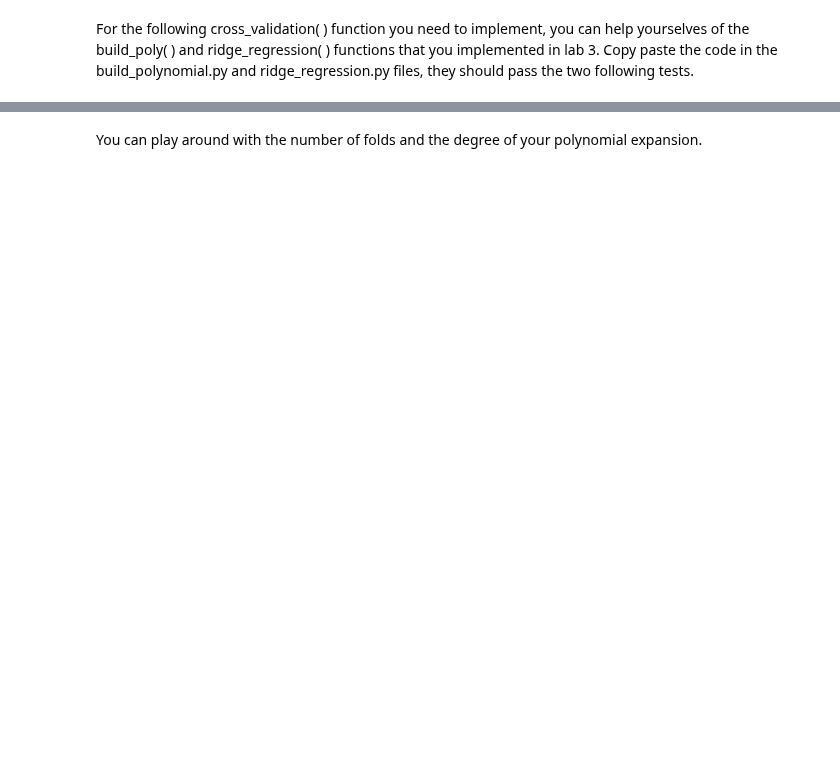
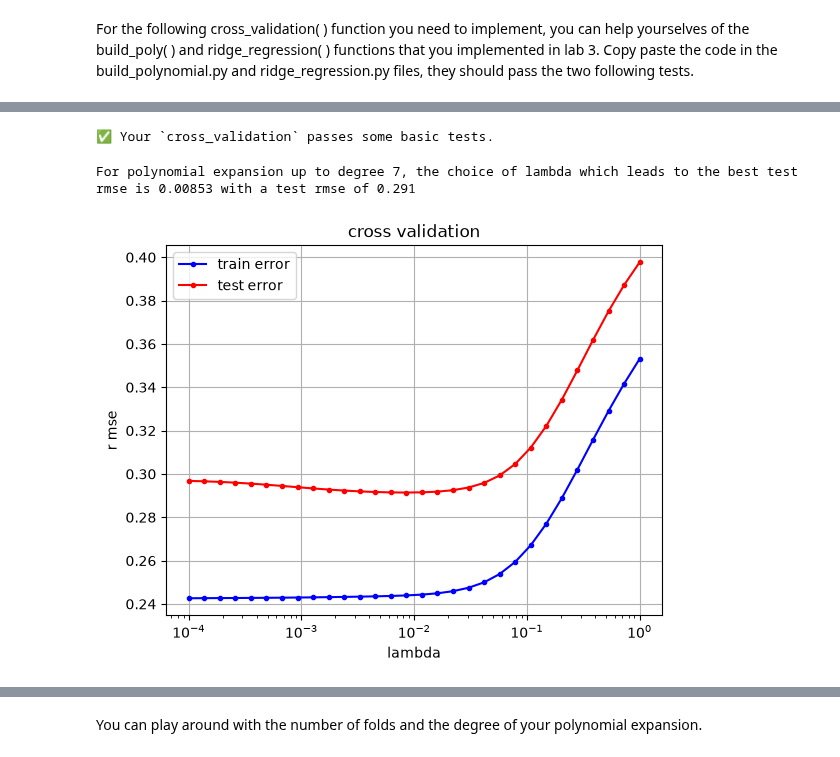
Before and after one commit to namtran227/ML_course, a Jupyter notebook: labs/ex04/template/ex04.ipynb, the cells around one changed output, grey strips where cells are left out. Drawn from its saved outputs; the diff is of its cells as text; code cells hidden in the pictures; blank space fills up the shorter version.

```diff
--- a/labs/ex04/template/ex04.ipynb
+++ b/labs/ex04/template/ex04.ipynb
@@ -67,31 +72,45 @@ def cross_validation(y, x, k_indices, k, lambda_, degree):
     >>> cross_validation(np.array([1.,2.,3.,4.]), np.array([6.,7.,8.,9.]), np.array([[3,2], [0,1]]), 1, 2, 3)
     (0.019866645527596753, 0.33555914361295197)
     """
-
     # ***************************************************
     # INSERT YOUR CODE HERE
     # get k'th subgroup in test, others in train: TODO
     # ***************************************************
-    raise NotImplementedError
+    test_mask = np.zeros((y.shape[0],), dtype=np.bool_)
+    test_mask[k_indices[k]] = True
+    train_mask = ~test_mask
     # ***************************************************
     # INSERT YOUR CODE HERE
     # form data with polynomial degree: TODO
     # ***************************************************
-    raise NotImplementedError
+    x = build_poly(x, degree)
+
+    x_tr = x[train_mask]
+    y_tr = y[train_mask]
+
+    x_te = x[test_mask]
+    y_te = y[test_mask]
     # ***************************************************
     # INSERT YOUR CODE HERE
     # ridge regression: TODO
     # ***************************************************
-    raise NotImplementedError
+    w = ridge_regression(y_tr, x_tr, lambda_)
     # ***************************************************
     # INSERT YOUR CODE HERE
     # calculate the loss for train and test data: TODO
     # ***************************************************
-    raise NotImplementedError
+    mse_tr = compute_mse(y_tr, x_tr, w)
+    mse_te = compute_mse(y_te, x_te, w)
+
+    loss_tr = np.sqrt(2 * mse_tr).item()
+    loss_te = np.sqrt(2 * mse_te).item()
+
     return loss_tr, loss_te
 # %%
 # can lead to a numerical error if you use an older version than Python 3.9
 test(cross_validation)
+# %% [output]
+✅ Your `cross_validation` passes some basic tests.
 # %%
 from plots import cross_validation_visualization
 
@@ -104,34 +123,51 @@ def cross_validation_demo(degree, k_fold, lambdas):
         k_fold: integer, the number of folds
         lambdas: shape = (p, ) where p is the number of values of lambda to test
     Returns:
         best_lambda : scalar, value of the best lambda
         best_rmse : scalar, the associated root mean squared error for the best lambda
     """
 
     seed = 12
     degree = degree
     k_fold = k_fold
     lambdas = lambdas
     # split data in k fold
     k_indices = build_k_indices(y, k_fold, seed)
     # define lists to store the loss of training data and test data
     rmse_tr = []
     rmse_te = []
     # ***************************************************
     # INSERT YOUR CODE HERE
     # cross validation over lambdas: TODO
     # ***************************************************
-    raise NotImplementedError
+    best_lambda = -1
+    best_rmse = np.inf
+    for lambda_ in lambdas:
+        rmse_tr.append(0)
+        rmse_te.append(0)
+        for k in range(len(k_indices)):
+            loss_tr, loss_te = cross_validation(y, x, k_indices, k, lambda_, degree)
+            rmse_tr[-1] += loss_tr
+            rmse_te[-1] += loss_te
+
+        rmse_tr[-1] /= len(k_indices)
+        rmse_te[-1] /= len(k_indices)
+        if best_rmse > rmse_te[-1]:
+            best_rmse = rmse_te[-1]
+            best_lambda = lambda_
 
     cross_validation_visualization(lambdas, rmse_tr, rmse_te)
     print(
         "For polynomial expansion up to degree %.f, the choice of lambda which leads to the best test rmse is %.5f with a test rmse of %.3f"
         % (degree, best_lambda, best_rmse)
     )
     return best_lambda, best_rmse
 
 
 best_lambda, best_rmse = cross_validation_demo(7, 4, np.logspace(-4, 0, 30))
+# %% [output]
+For polynomial expansion up to degree 7, the choice of lambda which leads to the best test rmse is 0.00853 with a test rmse of 0.291
+[figure, added]
 # %% [markdown]
 Your output should look like this for seed = 12, degree = 7 and k_fold = 4:
 
```
Also changed, not shown: parts of 7 cells of this notebook, 4 other files.
